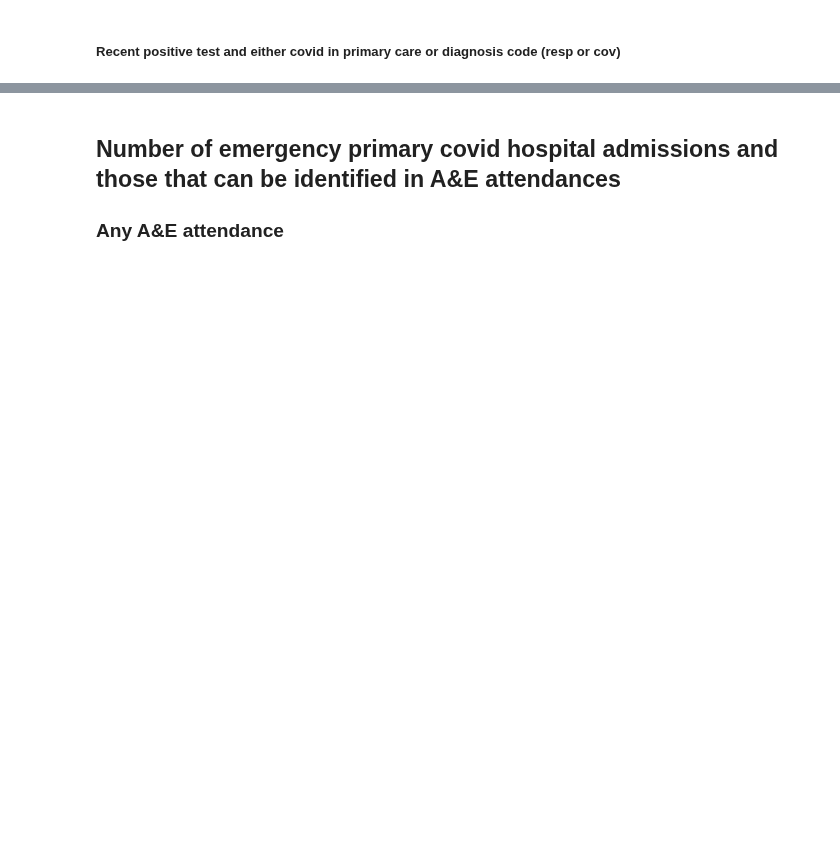
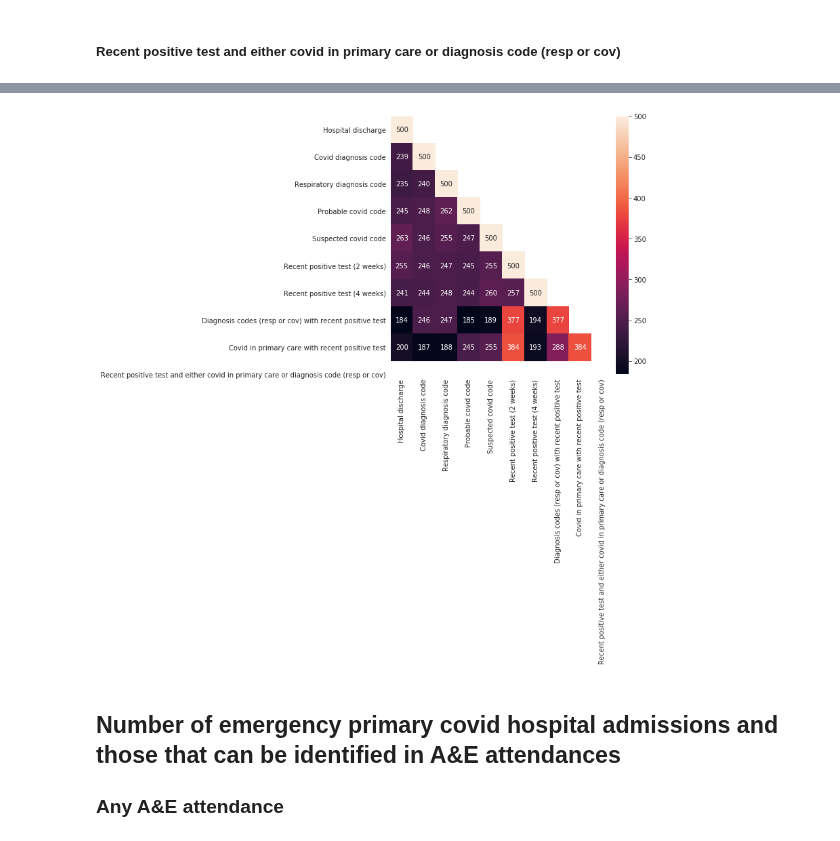
Before and after one commit to opensafely/vaccine-effectiveness-hospital-admissions-validation, a Jupyter notebook: analysis/generate_results.ipynb, the cells around one changed output, grey strips where cells are left out. Saved outputs shown, nothing was run; the diff lists cells and outputs as text; code cells hidden in the pictures; blank space fills up the shorter version.

Commit message:
update confusion matrix

```diff
--- a/analysis/generate_results.ipynb
+++ b/analysis/generate_results.ipynb
@@ -652,7 +715,9 @@ identification_table = pd.DataFrame({
 })
 identification_table.to_csv("output/identification_table_hosp_discharge.csv")
 # %%
-produce_matrix(columns_list = [ae_hosp_before, ae_cov_before, ae_resp_before, ae_prim_care_probable_before, ae_prim_care_suspected_before, ae_pos_test_before_2_weeks, ae_pos_test_before, ae_hos_resp_cov_plus_test_2_weeks, ae_hosp_prim_care_before_plus_2_week_test], names=["Hospital discharge", "Covid diagnosis code", "Respiratory diagnosis code", "Probable covid code", "Suspected covid code", "Recent positive test (2 weeks)", "Recent positive test (4 weeks)", "Diagnosis codes (resp or cov) with recent positive test", "Covid in primary care with recent positive test", "Recent positive test and either covid in primary care or diagnosis code (resp or cov)"], filename="cm_hosp_discharge")
+produce_matrix(columns_list = [ae_cov_before, ae_resp_before, ae_prim_care_probable_before, ae_prim_care_suspected_before, ae_pos_test_before_2_weeks, ae_pos_test_before, ae_hos_resp_cov_plus_test_2_weeks, ae_hosp_prim_care_before_plus_2_week_test], names=["Covid diagnosis code", "Respiratory diagnosis code", "Probable covid code", "Suspected covid code", "Recent positive test (2 weeks)", "Recent positive test (4 weeks)", "Diagnosis codes (resp or cov) with recent positive test", "Covid in primary care with recent positive test", "Recent positive test and either covid in primary care or diagnosis code (resp or cov)"], filename="cm_hosp_discharge")
+# %% [output]
+[figure, added]
 # %% [markdown]
 ## Number of emergency primary covid hospital admissions and those that can be identified in A&E attendances
 ### Any A&E attendance
```
Also changed, not shown: parts of 35 cells of this notebook.
